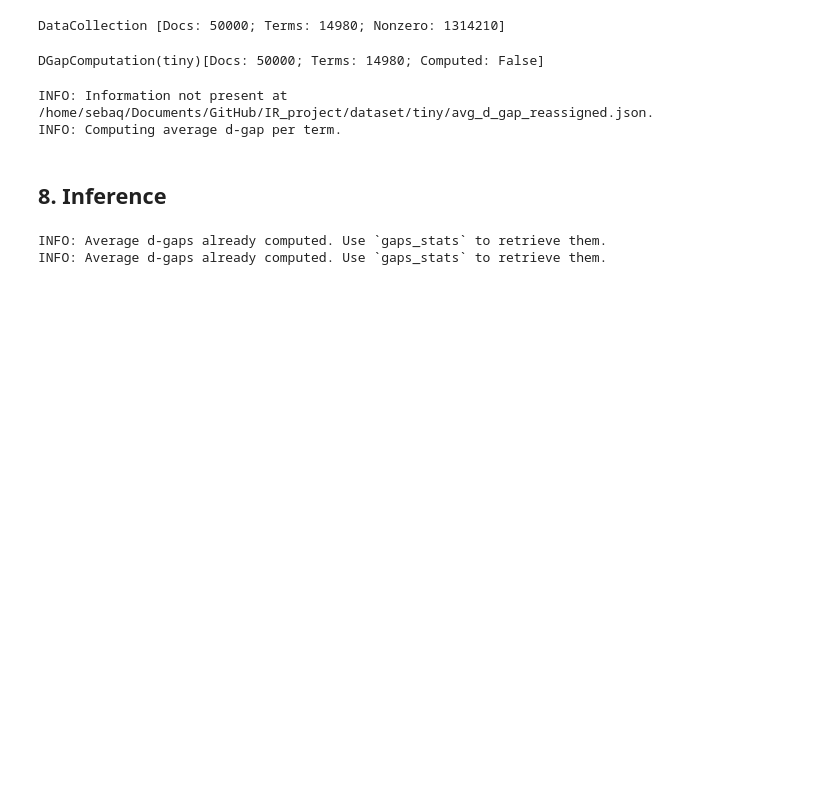
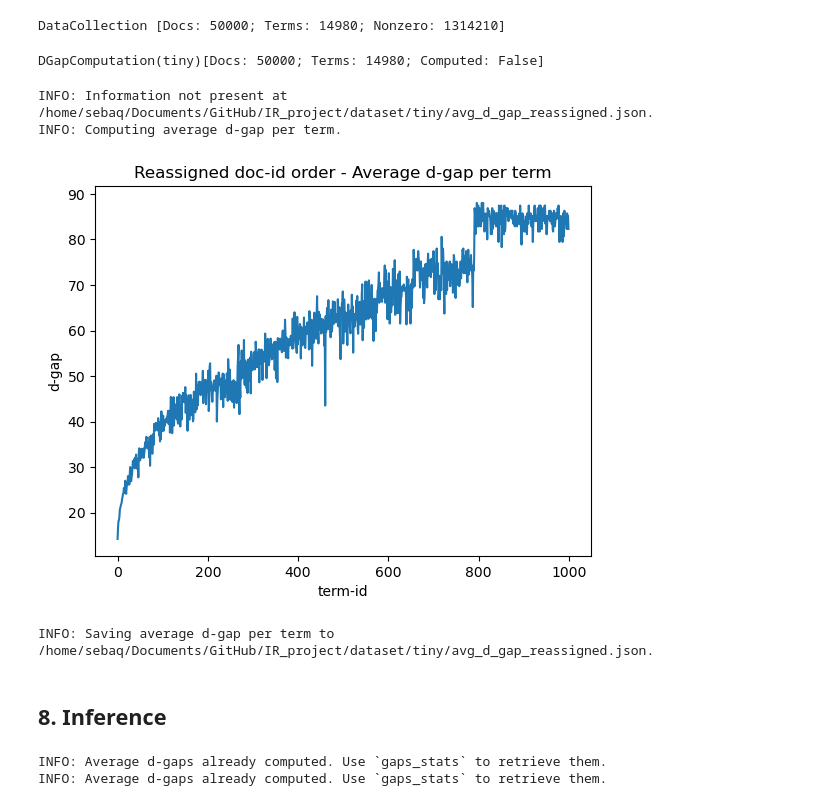
Before and after one commit to Quinta13/IR_project, a Jupyter notebook: notebooks/doc-id_reassignment.ipynb, the cells around one changed output. Saved outputs shown, nothing was run; the diff lists cells and outputs as text; code cells hidden in the pictures; blank space fills up the shorter version.

```diff
--- a/notebooks/doc-id_reassignment.ipynb
+++ b/notebooks/doc-id_reassignment.ipynb
@@ -328,6 +328,14 @@ dgap_reass.compute_d_gaps()
 # %% [output]
 INFO: Information not present at /home/sebaq/Documents/GitHub/IR_project/dataset/tiny/avg_d_gap_reassigned.json.
 INFO: Computing average d-gap per term.
+# %%
+dgap_reass.plot_avg_d_gap()
+# %% [output]
+[figure, added]
+# %%
+dgap_reass.save_d_gaps()
+# %% [output]
+INFO: Saving average d-gap per term to /home/sebaq/Documents/GitHub/IR_project/dataset/tiny/avg_d_gap_reassigned.json.
 # %% [markdown]
 ## 8. Inference
 # %%
```
Also changed, not shown: parts of 10 cells of this notebook, 5 other files.
